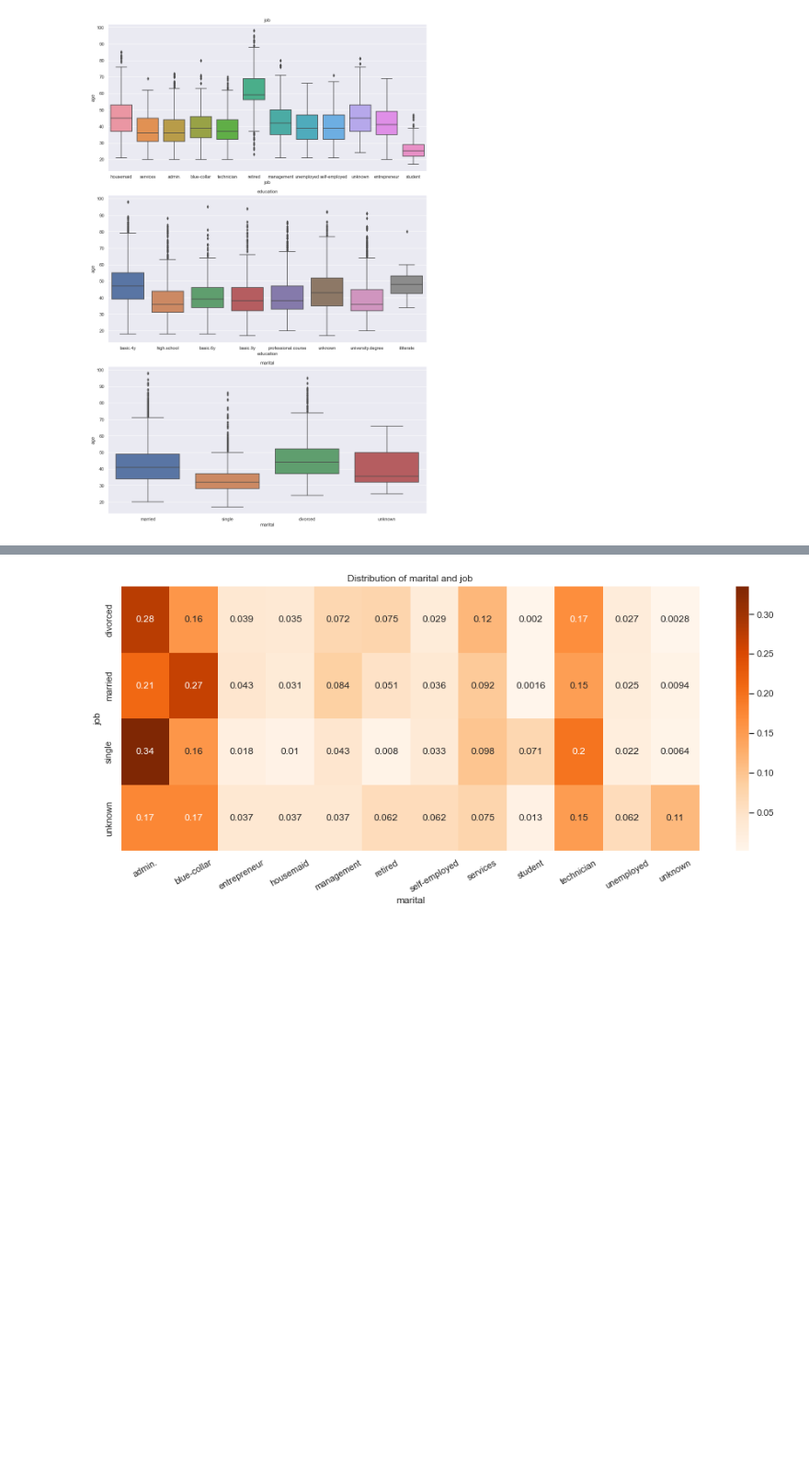
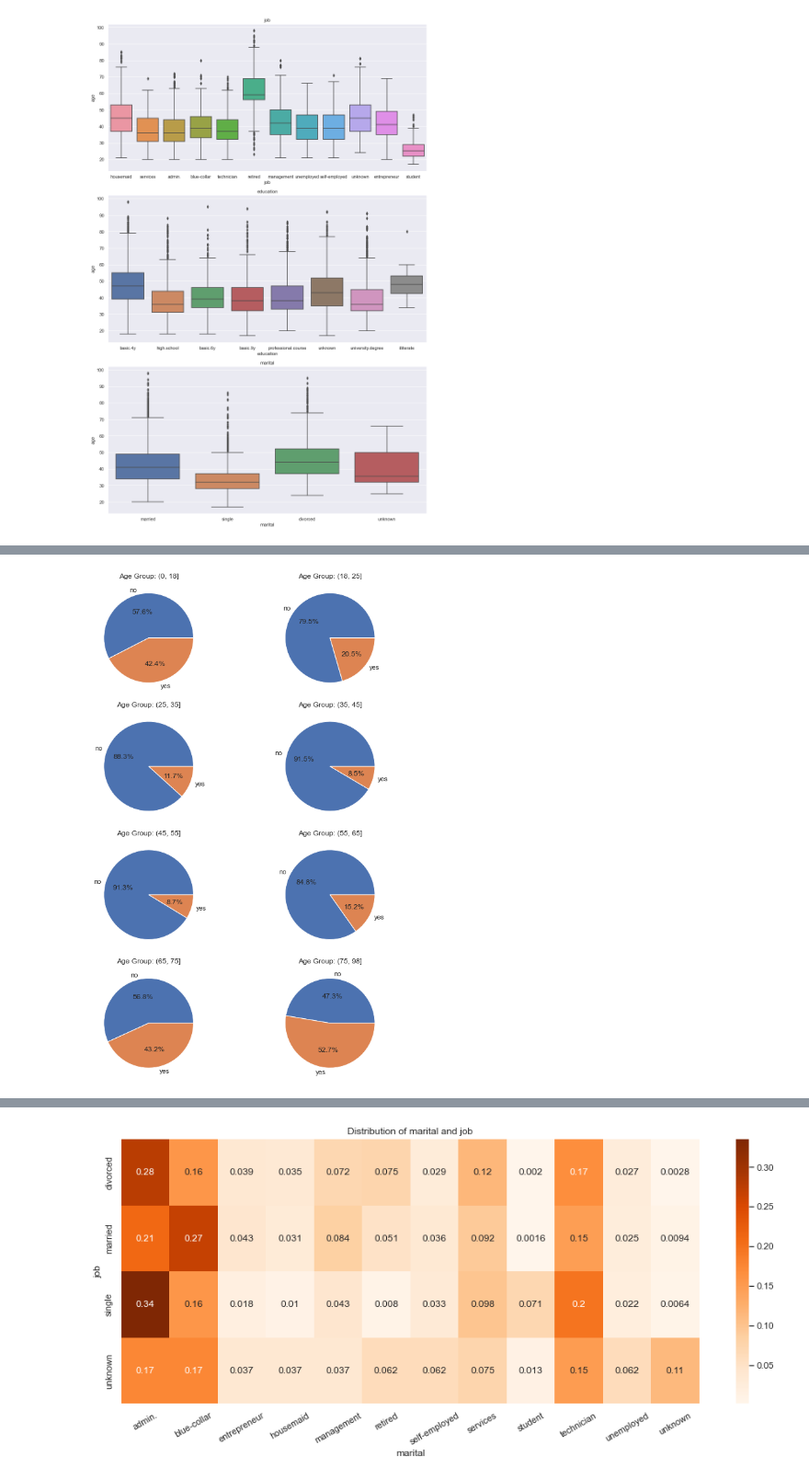
Before and after one commit to gitkym/uvs_bank_marketing_project, a Jupyter notebook: EDA.ipynb, the cells around one changed output, grey strips where cells are left out. Shown at 92% size. Cells and saved outputs as stored; diff of their text form; code cells hidden in the pictures; blank space fills up the shorter version.

```diff
--- a/EDA.ipynb
+++ b/EDA.ipynb
@@ -260,0 +276,20 @@ for i, row in counts.iterrows():
+# %%
+'''response by age group'''
+# Create age bins
+bins = [0, 18, 25, 35, 45, 55, 65, 75, max(df['age'])]
+
+# Count number of occurrences in each bin for each response
+df['age_bins'] = pd.cut(df['age'], bins)
+counts = df.groupby(['age_bins', 'y']).size().unstack(fill_value=0)
+
+# Create pie chart for each age bin
+fig, axs = plt.subplots(nrows=4, ncols=2, figsize=(10, 12))
+for i, row in enumerate(counts.iterrows()):
+    ax = axs[i // 2][i % 2]
+    ax.pie(row[1], labels=row[1].index, autopct='%1.1f%%')
+    ax.set_title('Age Group: {}'.format(row[0]))
+
+plt.tight_layout()
+plt.show()
+# %% [output]
+[figure, added]
```
Also changed, not shown: parts of 26 cells of this notebook, 3 other files.
